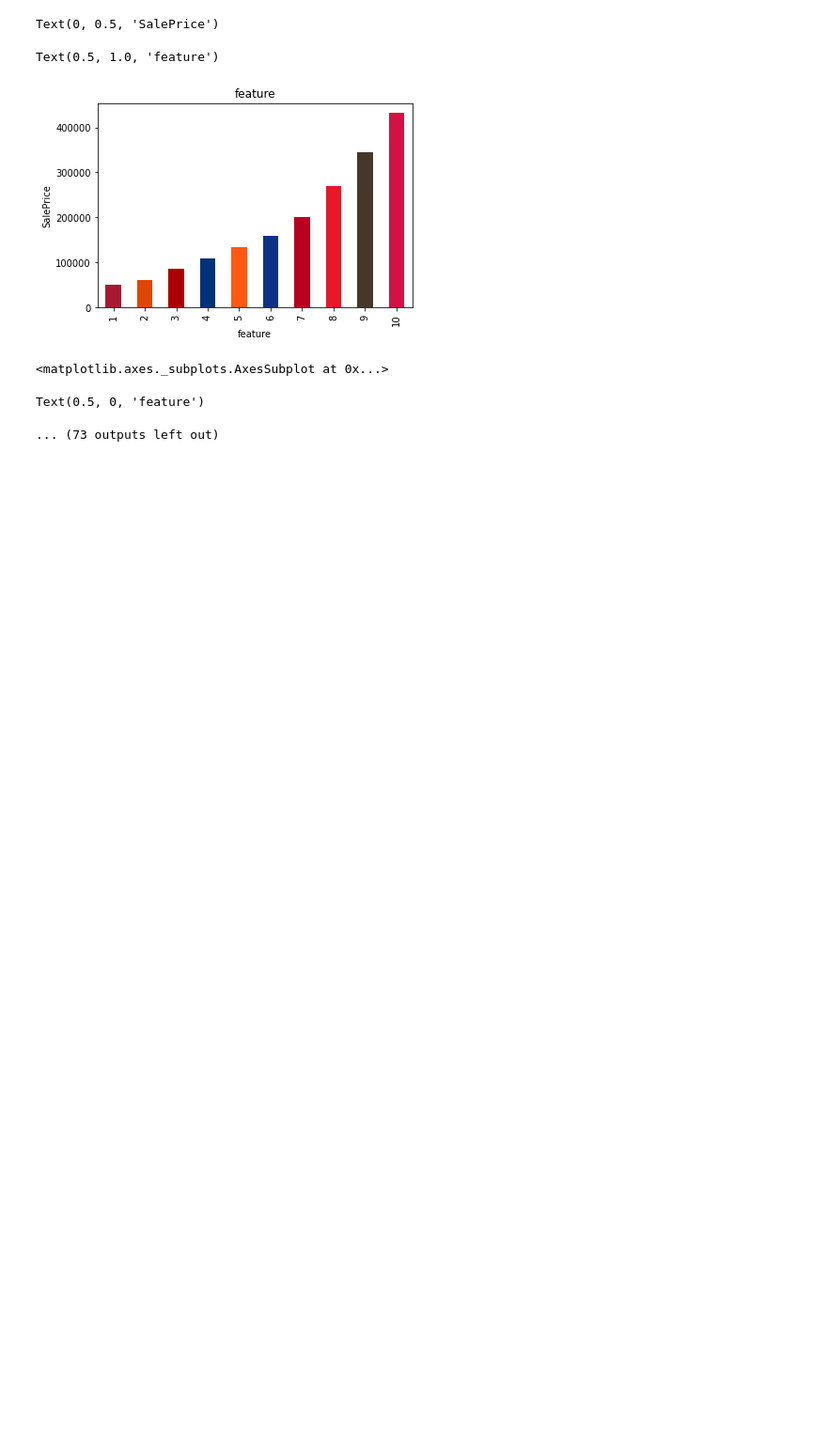
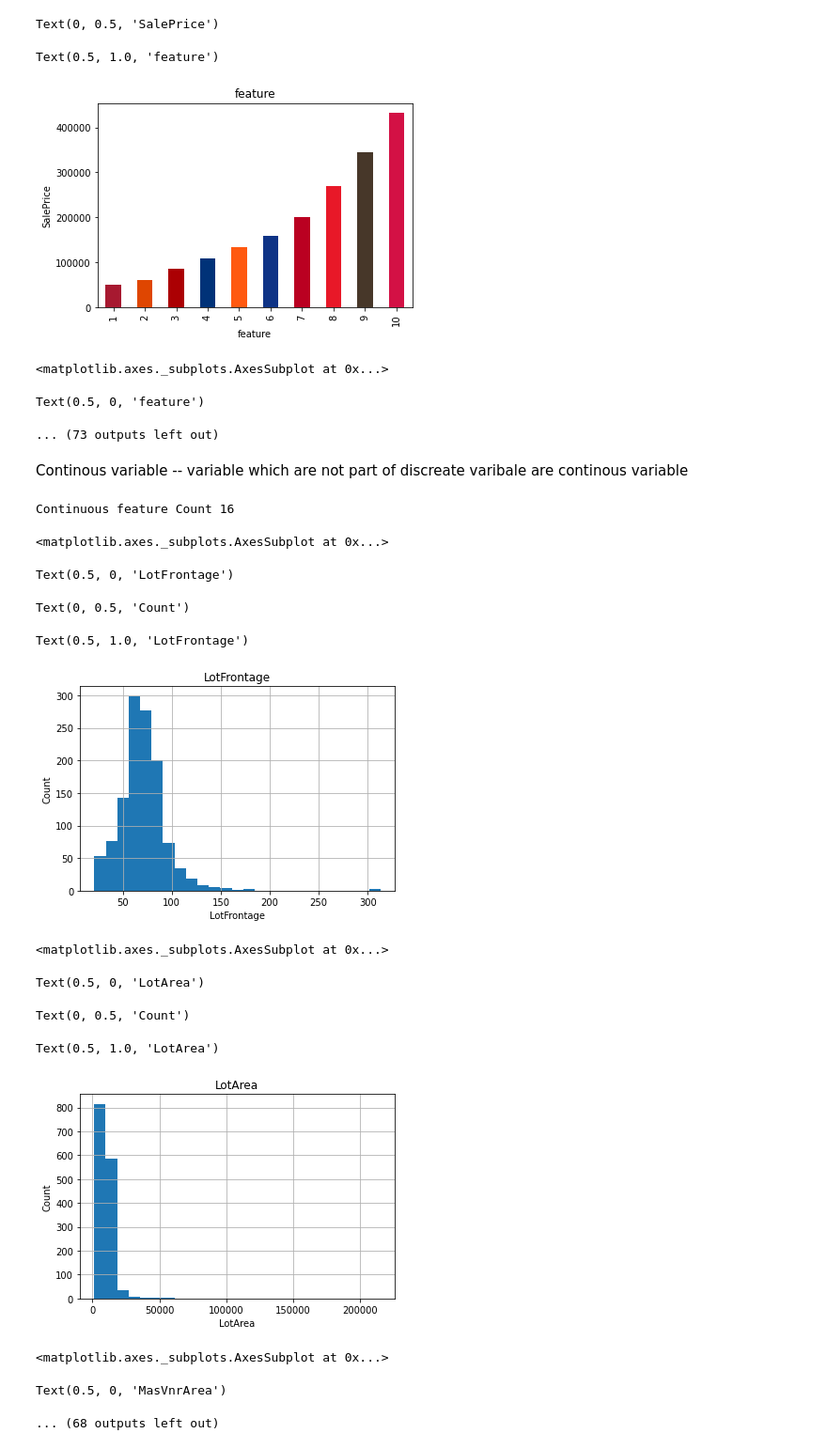
Before and after one commit to Pritesh-25/MachineLearning, a Jupyter notebook: AdvancedHousePrediction.ipynb, the cells around one changed output. Shown at 94% size. Saved outputs shown, nothing was run; the diff lists cells and outputs as text; code cells hidden in the pictures; blank space fills up the shorter version.

```diff
--- a/AdvancedHousePrediction.ipynb
+++ b/AdvancedHousePrediction.ipynb
@@ -270,3 +270,39 @@ Text(0.5, 1.0, 'feature')
 <matplotlib.axes._subplots.AxesSubplot at 0x...>
 Text(0.5, 0, 'feature')
 ... (73 outputs left out)
+# %% [markdown]
+Continous variable
+-- variable which are not part of discreate varibale are continous variable
+# %%
+continuous_feature=[feature for feature in numerical_features if feature not in discreate_feature +year_feature+['Id']]
+print(f"Continuous feature Count {len(continuous_feature)}")
+# %% [output]
+Continuous feature Count 16
+# %%
+## Lets analyse the continuous values by creating histograms to understand the distribution
+
+for feature in continuous_feature:
+    data=dataset.copy()
+    data[feature].hist(bins=25)
+    plt.xlabel(feature)
+    plt.ylabel("Count")
+    plt.title(feature)
+    plt.show()
+
+# observation
+# we can see some features having gausian distribution and rest features are skewed towards left or right
+# so in LR we try to make normalization/standarization on nor gausian distribution so that we can perform LR.
+# %% [output]
+<matplotlib.axes._subplots.AxesSubplot at 0x...>
+Text(0.5, 0, 'LotFrontage')
+Text(0, 0.5, 'Count')
+Text(0.5, 1.0, 'LotFrontage')
+[figure, added]
+<matplotlib.axes._subplots.AxesSubplot at 0x...>
+Text(0.5, 0, 'LotArea')
+Text(0, 0.5, 'Count')
+Text(0.5, 1.0, 'LotArea')
+[figure, added]
+<matplotlib.axes._subplots.AxesSubplot at 0x...>
+Text(0.5, 0, 'MasVnrArea')
+... (68 outputs left out)
```
Also changed, not shown: parts of 1 cell of this notebook.
